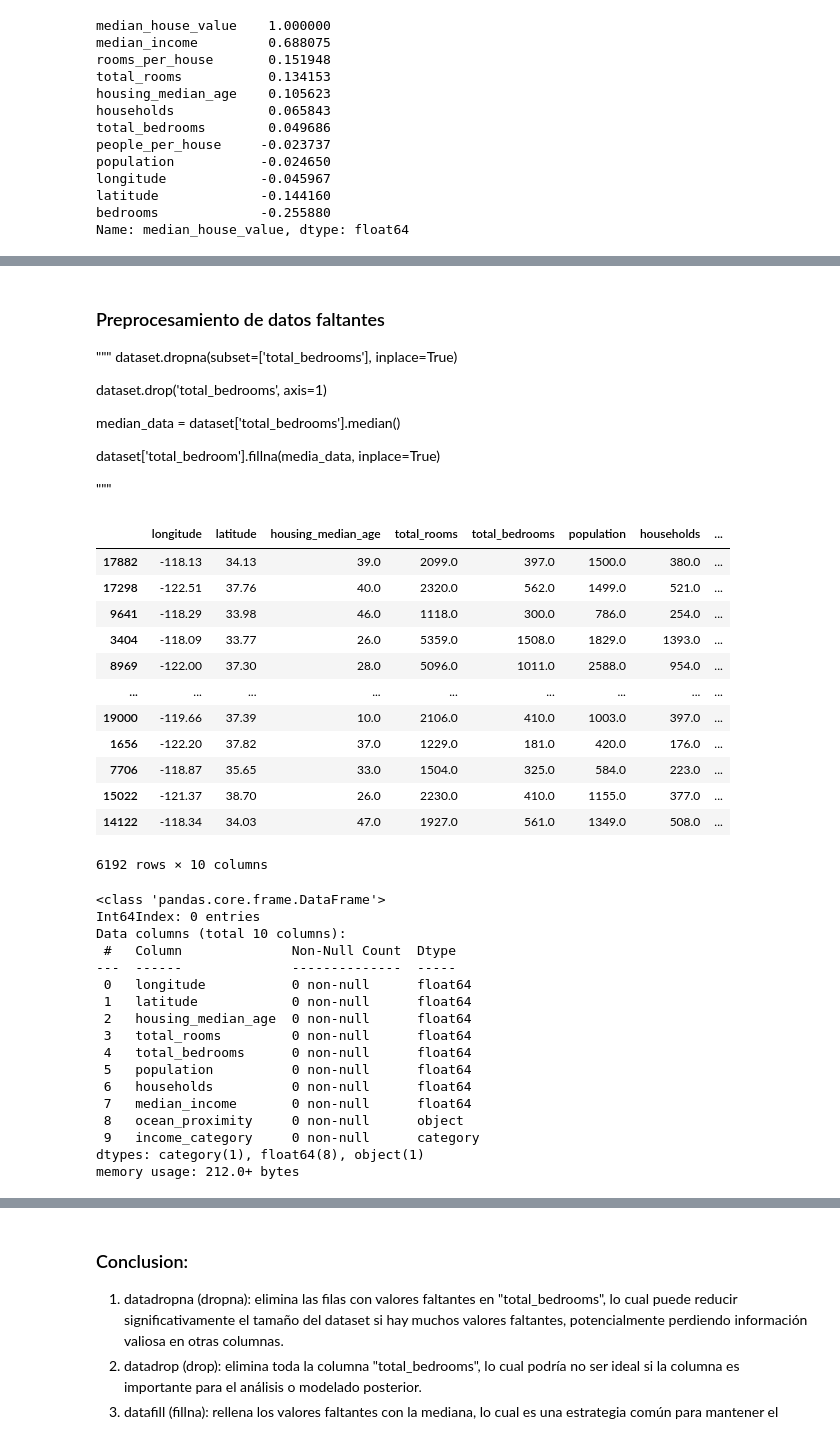
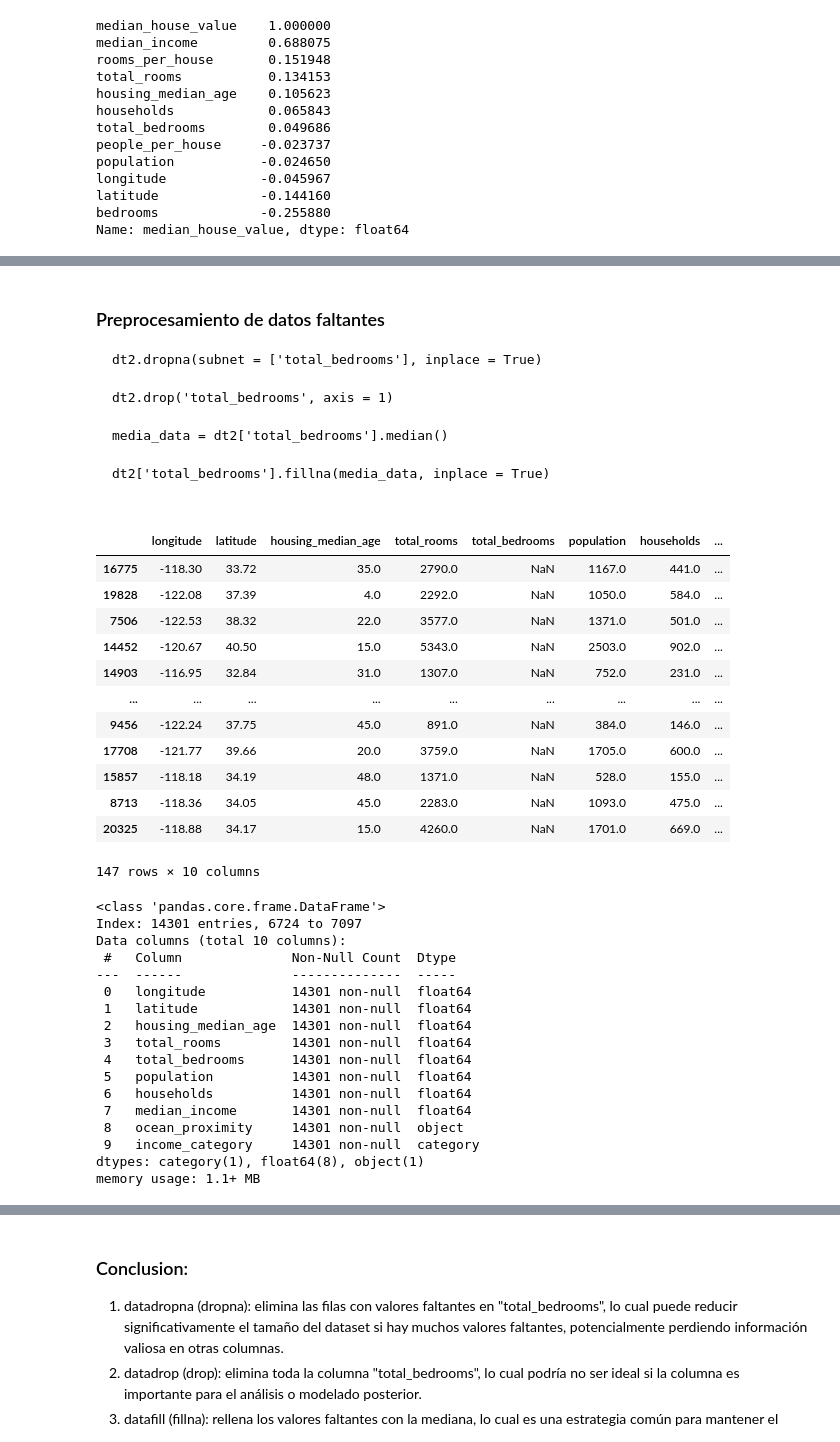
Before and after one commit to Thomas0624/Machine-Learning, a Jupyter notebook: Housing/Aprendizaje_de_Maquina_Housing.ipynb, the cells around one changed output, grey strips where cells are left out. Drawn from its saved outputs; the diff is of its cells as text; code cells hidden in the pictures.

````diff
--- a/Housing/Aprendizaje_de_Maquina_Housing.ipynb
+++ b/Housing/Aprendizaje_de_Maquina_Housing.ipynb
@@ -384,60 +377,60 @@ Podemos notar que el unico que tiene una relacion positiva es el numero de habit
 # %% [markdown]
 ### Preprocesamiento de datos faltantes
 
-"""
-dataset.dropna(subset=['total_bedrooms'], inplace=True)
 
-dataset.drop('total_bedrooms', axis=1)
+```
+dt2.dropna(subnet = ['total_bedrooms'], inplace = True)
 
-median_data = dataset['total_bedrooms'].median()
+dt2.drop('total_bedrooms', axis = 1)
 
-dataset['total_bedroom'].fillna(media_data, inplace=True)
+media_data = dt2['total_bedrooms'].median()
 
-"""
+dt2['total_bedrooms'].fillna(media_data, inplace = True)
+
+```
 # %%
-dt = strat_test_set.drop('median_house_value', axis=1)
+dt = strat_train_set.drop('median_house_value', axis=1)
 dt_labels = strat_train_set['median_house_value'].copy()
 # %%
 null_rows_idx = dt.isnull().any(axis=1)
 dt.loc[null_rows_idx]
-dt
 # %% [output]
 |  | longitude | latitude | housing_median_age | total_rooms | total_bedrooms | population | households | ... |
-| 17882 | -118.13 | 34.13 | 39.0 | 2099.0 | 397.0 | 1500.0 | 380.0 | ... |
-| 17298 | -122.51 | 37.76 | 40.0 | 2320.0 | 562.0 | 1499.0 | 521.0 | ... |
-| 9641 | -118.29 | 33.98 | 46.0 | 1118.0 | 300.0 | 786.0 | 254.0 | ... |
-| 3404 | -118.09 | 33.77 | 26.0 | 5359.0 | 1508.0 | 1829.0 | 1393.0 | ... |
-| 8969 | -122.00 | 37.30 | 28.0 | 5096.0 | 1011.0 | 2588.0 | 954.0 | ... |
+| 16775 | -118.30 | 33.72 | 35.0 | 2790.0 | NaN | 1167.0 | 441.0 | ... |
+| 19828 | -122.08 | 37.39 | 4.0 | 2292.0 | NaN | 1050.0 | 584.0 | ... |
+| 7506 | -122.53 | 38.32 | 22.0 | 3577.0 | NaN | 1371.0 | 501.0 | ... |
+| 14452 | -120.67 | 40.50 | 15.0 | 5343.0 | NaN | 2503.0 | 902.0 | ... |
+| 14903 | -116.95 | 32.84 | 31.0 | 1307.0 | NaN | 752.0 | 231.0 | ... |
 | ... | ... | ... | ... | ... | ... | ... | ... | ... |
-| 19000 | -119.66 | 37.39 | 10.0 | 2106.0 | 410.0 | 1003.0 | 397.0 | ... |
-| 1656 | -122.20 | 37.82 | 37.0 | 1229.0 | 181.0 | 420.0 | 176.0 | ... |
-| 7706 | -118.87 | 35.65 | 33.0 | 1504.0 | 325.0 | 584.0 | 223.0 | ... |
-| 15022 | -121.37 | 38.70 | 26.0 | 2230.0 | 410.0 | 1155.0 | 377.0 | ... |
-| 14122 | -118.34 | 34.03 | 47.0 | 1927.0 | 561.0 | 1349.0 | 508.0 | ... |
+| 9456 | -122.24 | 37.75 | 45.0 | 891.0 | NaN | 384.0 | 146.0 | ... |
+| 17708 | -121.77 | 39.66 | 20.0 | 3759.0 | NaN | 1705.0 | 600.0 | ... |
+| 15857 | -118.18 | 34.19 | 48.0 | 1371.0 | NaN | 528.0 | 155.0 | ... |
+| 8713 | -118.36 | 34.05 | 45.0 | 2283.0 | NaN | 1093.0 | 475.0 | ... |
+| 20325 | -118.88 | 34.17 | 15.0 | 4260.0 | NaN | 1701.0 | 669.0 | ... |
-6192 rows × 10 columns
+147 rows × 10 columns
 # %%
 datadropna = dt.copy()
 datadropna.dropna(subset=["total_bedrooms"], inplace=True)
-datadropna = datadropna.loc[null_rows_idx]
+datadropna.loc[null_rows_idx]
 datadropna.info()
 # %% [output]
 <class 'pandas.core.frame.DataFrame'>
-Int64Index: 0 entries
+Index: 14301 entries, 6724 to 7097
 Data columns (total 10 columns):
  #   Column              Non-Null Count  Dtype
 ---  ------              --------------  -----
- 0   longitude           0 non-null      float64
- 1   latitude            0 non-null      float64
- 2   housing_median_age  0 non-null      float64
- 3   total_rooms         0 non-null      float64
- 4   total_bedrooms      0 non-null      float64
- 5   population          0 non-null      float64
- 6   households          0 non-null      float64
- 7   median_income       0 non-null      float64
- 8   ocean_proximity     0 non-null      object
- 9   income_category     0 non-null      category
+ 0   longitude           14301 non-null  float64
+ 1   latitude            14301 non-null  float64
+ 2   housing_median_age  14301 non-null  float64
+ 3   total_rooms         14301 non-null  float64
+ 4   total_bedrooms      14301 non-null  float64
+ 5   population          14301 non-null  float64
+ 6   households          14301 non-null  float64
+ 7   median_income       14301 non-null  float64
+ 8   ocean_proximity     14301 non-null  object
+ 9   income_category     14301 non-null  category
 dtypes: category(1), float64(8), object(1)
-memory usage: 212.0+ bytes
+memory usage: 1.1+ MB
 # %%
 datadrop = dt.copy()
 datadrop.drop("total_bedrooms", axis=1, inplace=True)
````
Also changed, not shown: parts of 21 cells of this notebook, 6 other files.
